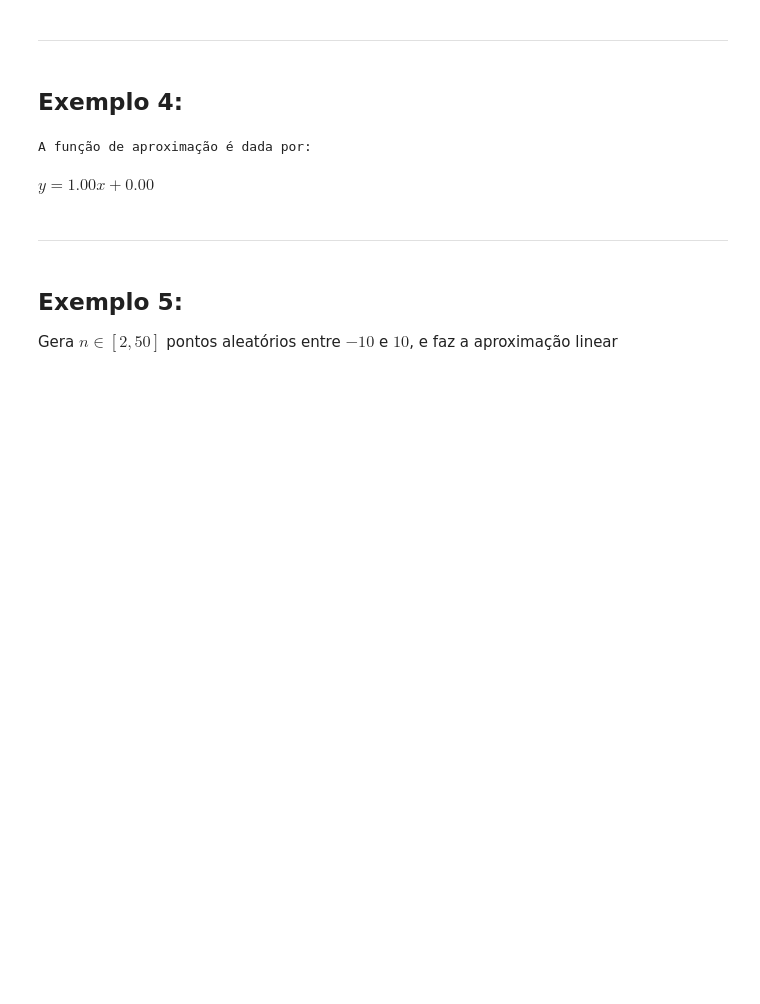
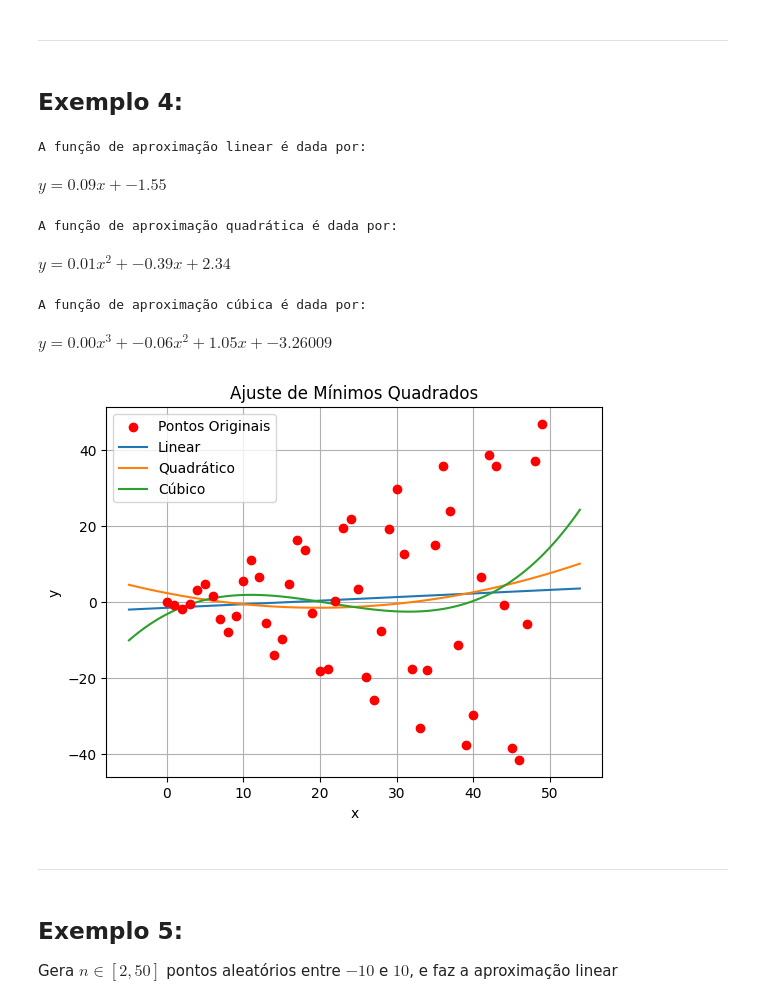
Before and after one commit to CB2325NumericaG6/CB2325NumericaG6, a Jupyter notebook: exemplos_jupyter/aproximacao.ipynb, the cells around one changed output. Cells and saved outputs as stored; diff of their text form; code cells hidden in the pictures; blank space fills up the shorter version.

```diff
--- a/exemplos_jupyter/aproximacao.ipynb
+++ b/exemplos_jupyter/aproximacao.ipynb
@@ -680,18 +125,37 @@ $\displaystyle y = -0.02x + 5.04$
 # %% [markdown]
 ## Exemplo 4:
 # %%
-x = [10, 20]
-y = [10, 20]
+x = [k for k in range(50)]
+y = [-k * sin(k) for k in range(50) ]
 
-a,b = ajuste_linear(x,y)
+ajuste_lin = ajuste_linear(x,y)
+ajuste_quadratico = ajuste_polinomial(x,y,2)
+ajuste_cubico = ajuste_polinomial(x,y,3)
 
-print(f'A função de aproximação é dada por:')
-display(Math(f'y = {a:.2f}x + {b:.2f}'))
+ajustes = {'Linear':ajuste_lin,
+           'Quadrático':ajuste_quadratico,
+           'Cúbico':ajuste_cubico}
 
-# IMPLEMENTAR PARTE GRÁFICA (ESSENCIAL)!!
+print(f'A função de aproximação linear é dada por:')
+display(Math(f'y = {ajuste_lin[0]:.2f}x + {ajuste_lin[1]:.2f}\n'))
+
+print(f'A função de aproximação quadrática é dada por:')
+display(Math(f'y = {ajuste_quadratico[0]:.2f}x^2 + {ajuste_quadratico[1]:.2f}x + {ajuste_quadratico[2]:.2f}'))
+
+print(f'A função de aproximação cúbica é dada por:')
+display(Math(f'y = {ajuste_cubico[0]:.2f}x^3 + {ajuste_cubico[1]:.2f}x^2 + {ajuste_cubico[2]:.2f}x + {ajuste_cubico[3]}'))
+
+plot_ajuste(x,y,ajustes)
+plt.show()
 # %% [output]
-A função de aproximação é dada por:
+A função de aproximação linear é dada por:
-$\displaystyle y = 1.00x + 0.00$
+$\displaystyle y = 0.09x + -1.55
+$
+A função de aproximação quadrática é dada por:
+$\displaystyle y = 0.01x^2 + -0.39x + 2.34$
+A função de aproximação cúbica é dada por:
+$\displaystyle y = 0.00x^3 + -0.06x^2 + 1.05x + -3.26009$
+[figure, added]
 # %% [markdown]
 ---
 # %% [markdown]
```
Also changed, not shown: parts of 14 cells of this notebook, 2 other files.
